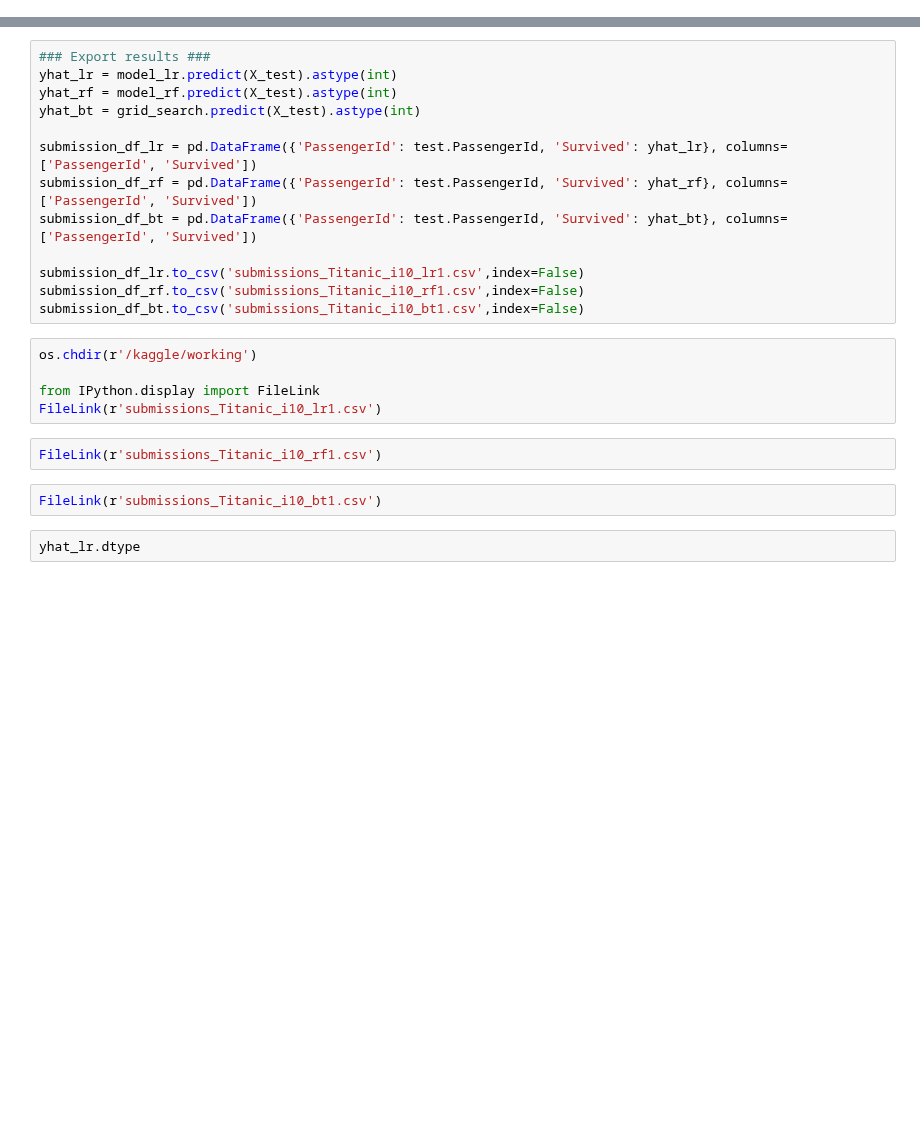
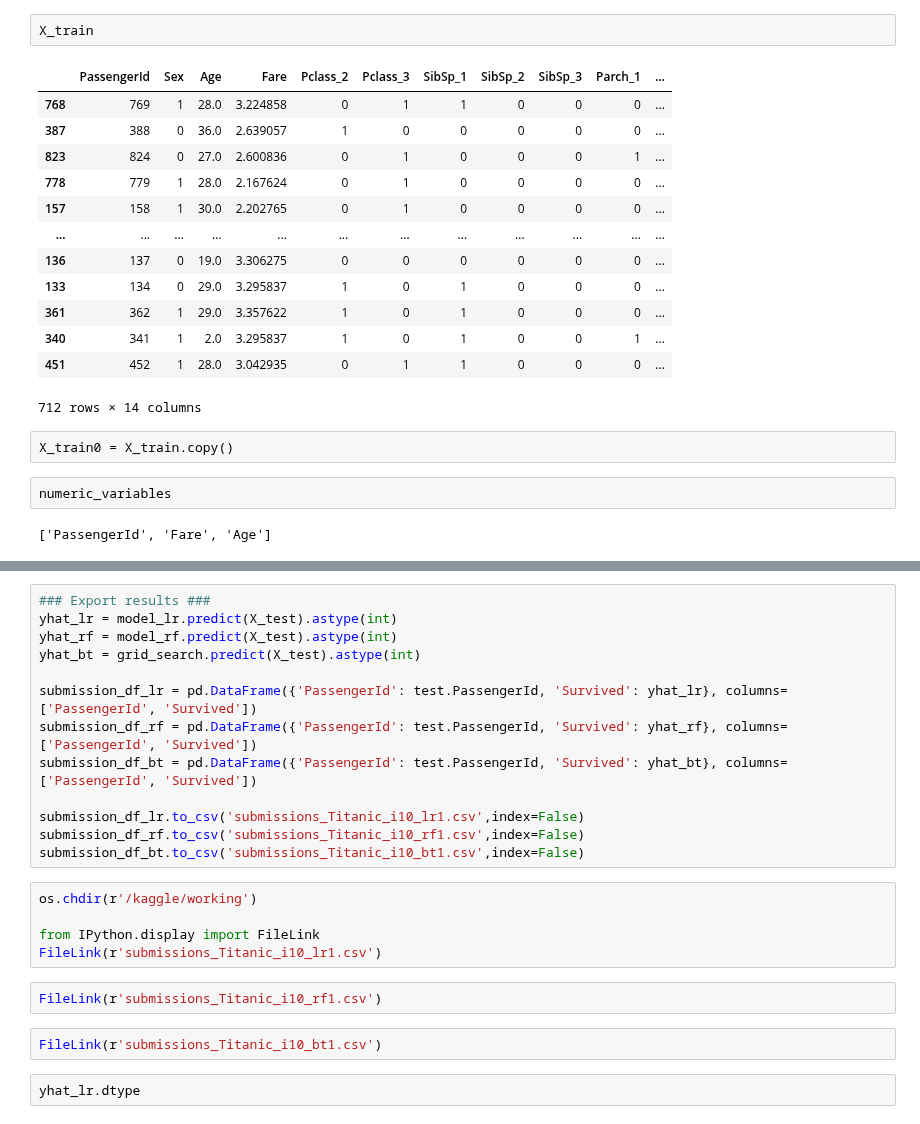
Before and after one commit to MykolaPinchuk/Kaggle, a Jupyter notebook: Projects/KProject_Titanic.ipynb, the cells around one changed output, grey strips where cells are left out. Drawn from its saved outputs; the diff is of its cells as text; blank space fills up the shorter version.

```diff
--- a/Projects/KProject_Titanic.ipynb
+++ b/Projects/KProject_Titanic.ipynb
@@ -152,3 +187,25 @@ X_traintest.head(3)
+# %%
+X_train
+# %% [output]
+|  | PassengerId | Sex | Age | Fare | Pclass_2 | Pclass_3 | SibSp_1 | SibSp_2 | SibSp_3 | Parch_1 | ... |
+| 768 | 769 | 1 | 28.0 | 3.224858 | 0 | 1 | 1 | 0 | 0 | 0 | ... |
+| 387 | 388 | 0 | 36.0 | 2.639057 | 1 | 0 | 0 | 0 | 0 | 0 | ... |
+| 823 | 824 | 0 | 27.0 | 2.600836 | 0 | 1 | 0 | 0 | 0 | 1 | ... |
+| 778 | 779 | 1 | 28.0 | 2.167624 | 0 | 1 | 0 | 0 | 0 | 0 | ... |
+| 157 | 158 | 1 | 30.0 | 2.202765 | 0 | 1 | 0 | 0 | 0 | 0 | ... |
+| ... | ... | ... | ... | ... | ... | ... | ... | ... | ... | ... | ... |
+| 136 | 137 | 0 | 19.0 | 3.306275 | 0 | 0 | 0 | 0 | 0 | 0 | ... |
+| 133 | 134 | 0 | 29.0 | 3.295837 | 1 | 0 | 1 | 0 | 0 | 0 | ... |
+| 361 | 362 | 1 | 29.0 | 3.357622 | 1 | 0 | 1 | 0 | 0 | 0 | ... |
+| 340 | 341 | 1 | 2.0 | 3.295837 | 1 | 0 | 1 | 0 | 0 | 1 | ... |
+| 451 | 452 | 1 | 28.0 | 3.042935 | 0 | 1 | 1 | 0 | 0 | 0 | ... |
+712 rows × 14 columns
+# %% [raw]
+X_train0 = X_train.copy()
+# %%
+numeric_variables
+# %% [output]
+['PassengerId', 'Fare', 'Age']
 # %%
 # %% 6.scaling numeric variables ###
 
```
Also changed, not shown: parts of 5 cells of this notebook.
